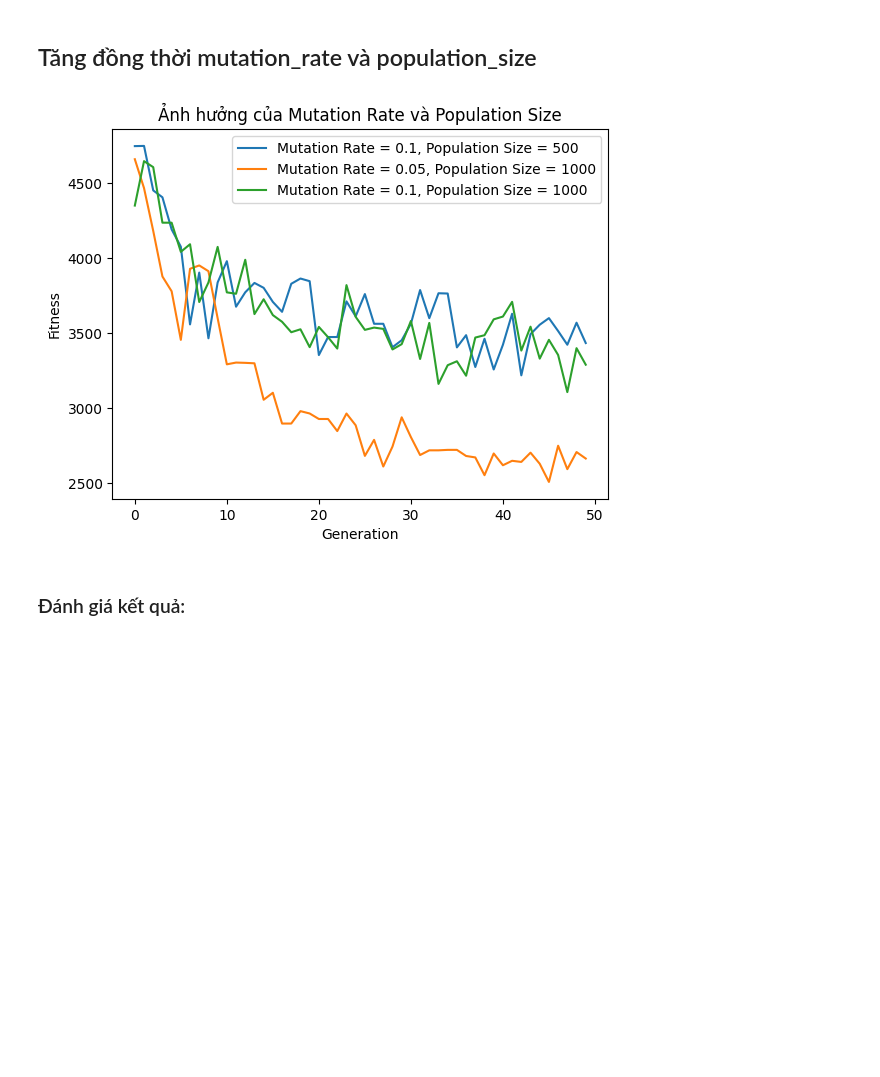
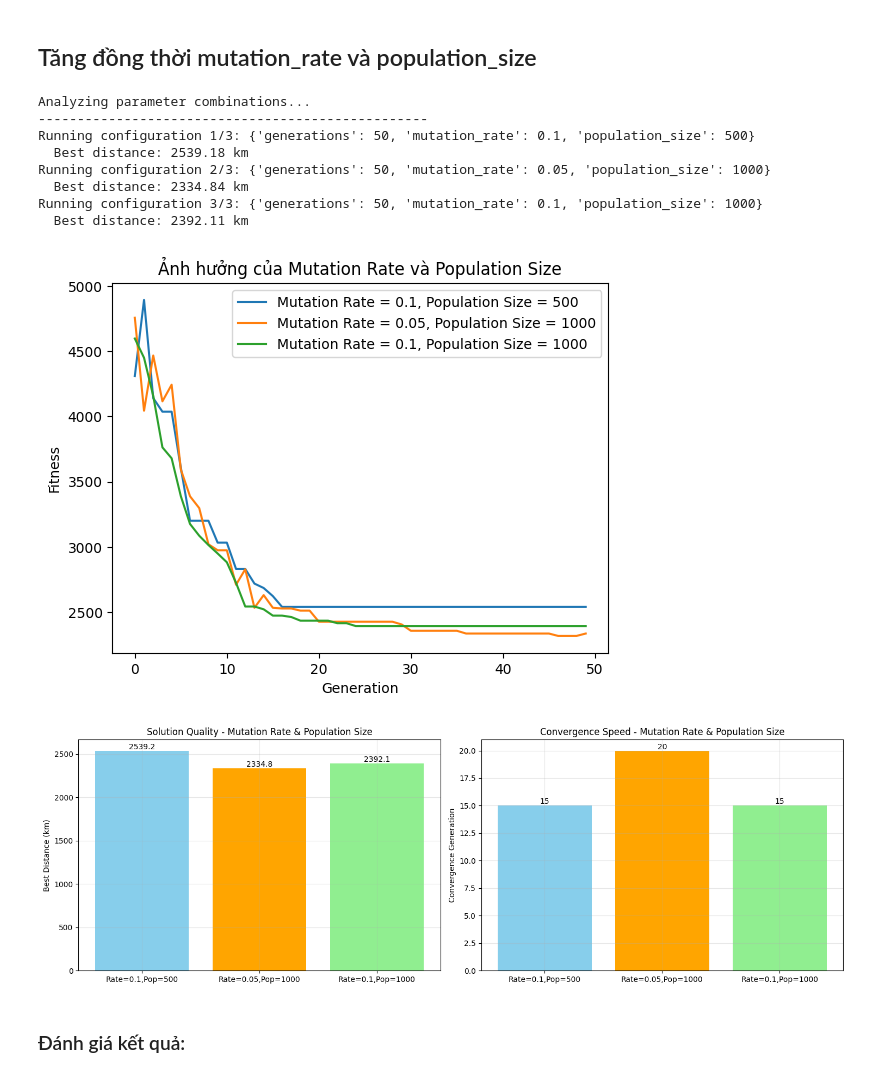
Before and after one commit to thilinnd/GA_TSP, a Jupyter notebook: src/experiment tham so.ipynb, the cells around one changed output. Cells and saved outputs as stored; diff of their text form; code cells hidden in the pictures; blank space fills up the shorter version.

```diff
--- a/src/experiment tham so.ipynb
+++ b/src/experiment tham so.ipynb
@@ -124,19 +307,37 @@ plt.show()
 # %% [markdown]
 ## Tăng đồng thời mutation_rate và population_size
-# %%
-fitness1 = solve(distance_matrix, generations=50, mutation_rate=0.1, population_size=500)[2]
-fitness2 = solve(distance_matrix, generations=50, mutation_rate=0.05, population_size=1000)[2]
-fitness3 = solve(distance_matrix, generations=50, mutation_rate=0.1, population_size=1000)[2]
-
-plt.plot(fitness1, label='Mutation Rate = 0.1, Population Size = 500')
-plt.plot(fitness2, label='Mutation Rate = 0.05, Population Size = 1000')
-plt.plot(fitness3, label='Mutation Rate = 0.1, Population Size = 1000')
-plt.xlabel("Generation")
-plt.ylabel("Fitness")
-plt.title("Ảnh hưởng của Mutation Rate và Population Size")
-plt.legend()
-plt.show()
-# %% [output]
-[figure, removed]
+# %%
+combination_configs_1 = [
+    {'generations': 50, 'mutation_rate': 0.1, 'population_size': 500},
+    {'generations': 50, 'mutation_rate': 0.05, 'population_size': 1000},
+    {'generations': 50, 'mutation_rate': 0.1, 'population_size': 1000}
+]
+
+combo_results_1, combo_fitness_1 = analyze_parameter_combinations(combination_configs_1, distance_matrix)
+fitness1, fitness2, fitness3 = combo_fitness_1
+
+plt.plot(fitness1, label='Mutation Rate = 0.1, Population Size = 500')
+plt.plot(fitness2, label='Mutation Rate = 0.05, Population Size = 1000')
+plt.plot(fitness3, label='Mutation Rate = 0.1, Population Size = 1000')
+plt.xlabel("Generation")
+plt.ylabel("Fitness")
+plt.title("Ảnh hưởng của Mutation Rate và Population Size")
+plt.legend()
+plt.show()
+
+analyze_performance([fitness1, fitness2, fitness3],
+                   ['Rate=0.1,Pop=500', 'Rate=0.05,Pop=1000', 'Rate=0.1,Pop=1000'],
+                   'Mutation Rate & Population Size')
+# %% [output]
+Analyzing parameter combinations...
+--------------------------------------------------
+Running configuration 1/3: {'generations': 50, 'mutation_rate': 0.1, 'population_size': 500}
+  Best distance: 2539.18 km
+Running configuration 2/3: {'generations': 50, 'mutation_rate': 0.05, 'population_size': 1000}
+  Best distance: 2334.84 km
+Running configuration 3/3: {'generations': 50, 'mutation_rate': 0.1, 'population_size': 1000}
+  Best distance: 2392.11 km
+[figure, added]
+[figure, added]
 # %% [markdown]
 ### Đánh giá kết quả:
```
Also changed, not shown: parts of 27 cells of this notebook, 1 other file.
